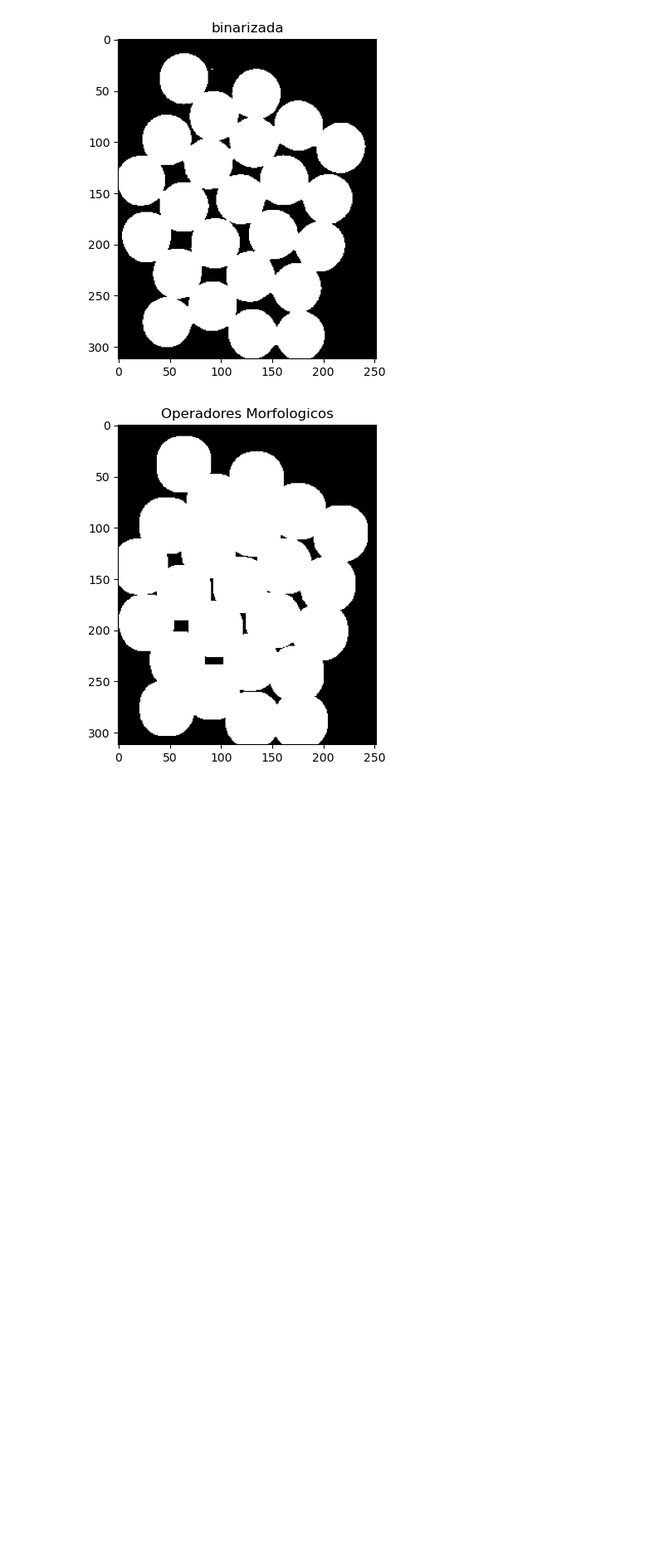
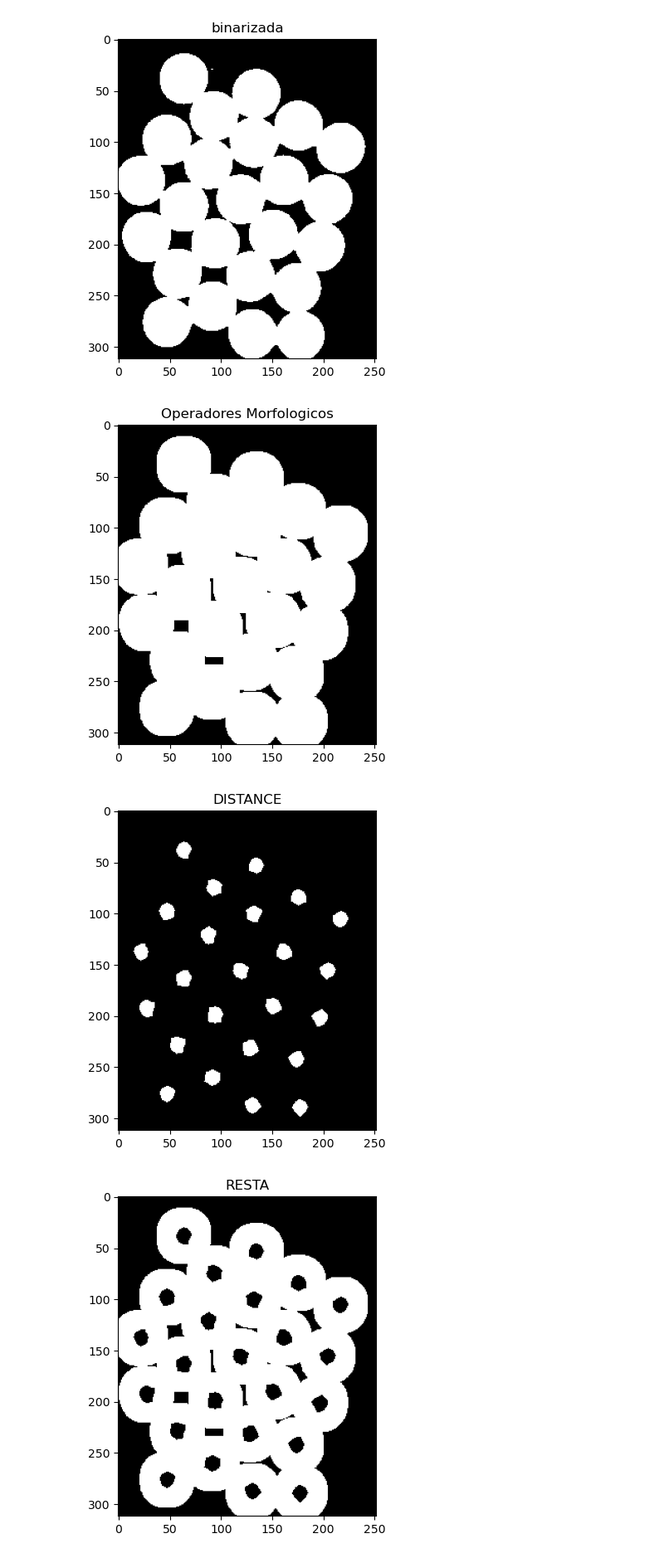
Before and after one commit to DenisFZelaya/MASTER_IA_ACTIVIDADES, a Jupyter notebook: Percepcion_Computacional/Act3/Preg4y5.ipynb, the cells around one changed output. Shown at 83% size. Saved outputs shown, nothing was run; the diff lists cells and outputs as text; code cells hidden in the pictures; blank space fills up the shorter version.

```diff
--- a/Percepcion_Computacional/Act3/Preg4y5.ipynb
+++ b/Percepcion_Computacional/Act3/Preg4y5.ipynb
@@ -25,3 +25,15 @@ sure_bg = cv.dilate(opening, kernel, iterations=3)
 imshow("Operadores Morfologicos", sure_bg)
 # %% [output]
 [figure]
+# %%
+dist_transform = cv.distanceTransform(opening, cv.DIST_L2, 5)
+ret, sure_fg = cv.threshold(dist_transform, 0.7*dist_transform.max(), 255, 0)
+
+sure_fg = np.uint8(sure_fg)
+imshow("DISTANCE", sure_fg)
+
+unknown = cv.subtract(sure_bg, sure_fg)
+imshow("RESTA", unknown)
+# %% [output]
+[figure, added]
+[figure, added]
```
Also changed, not shown: 5 other files.
